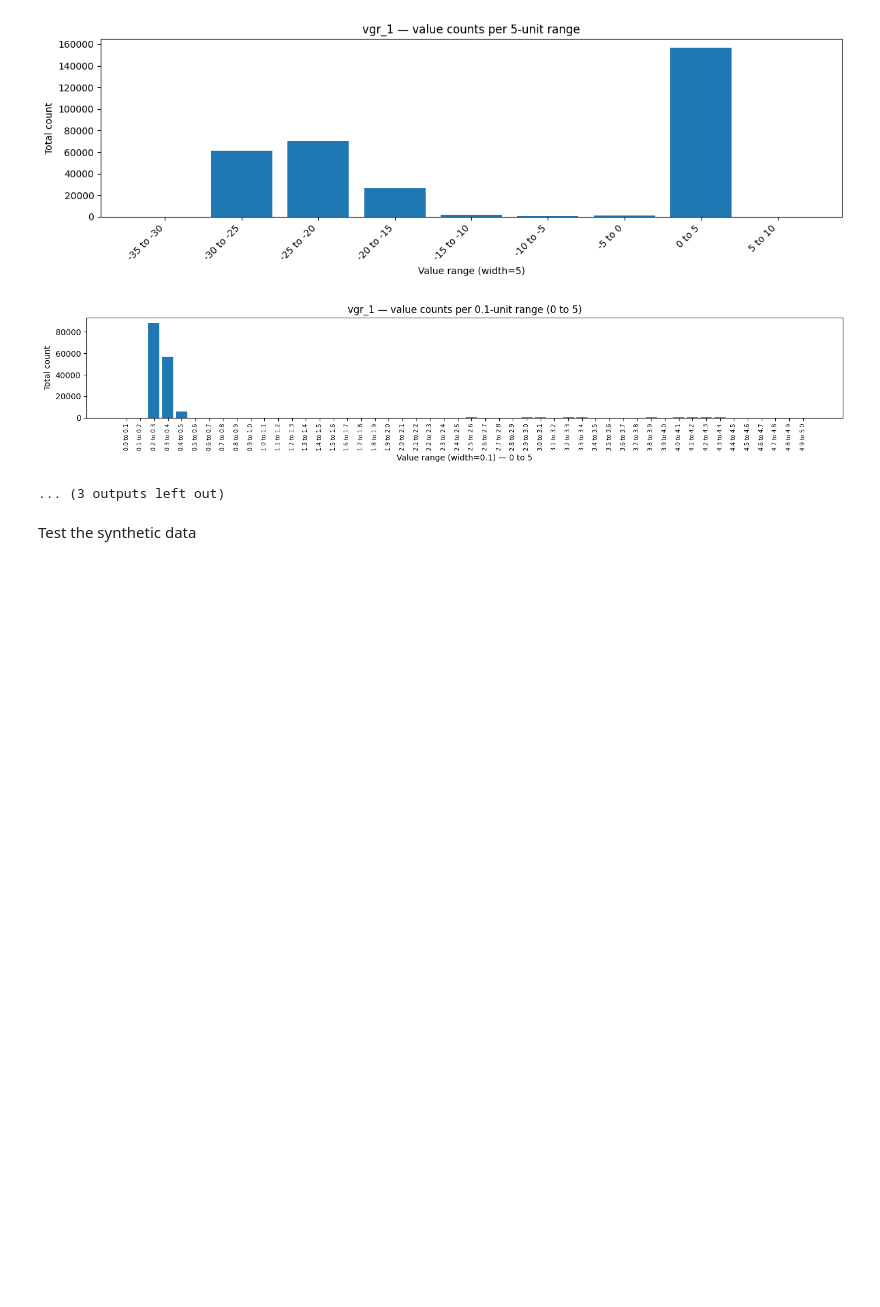
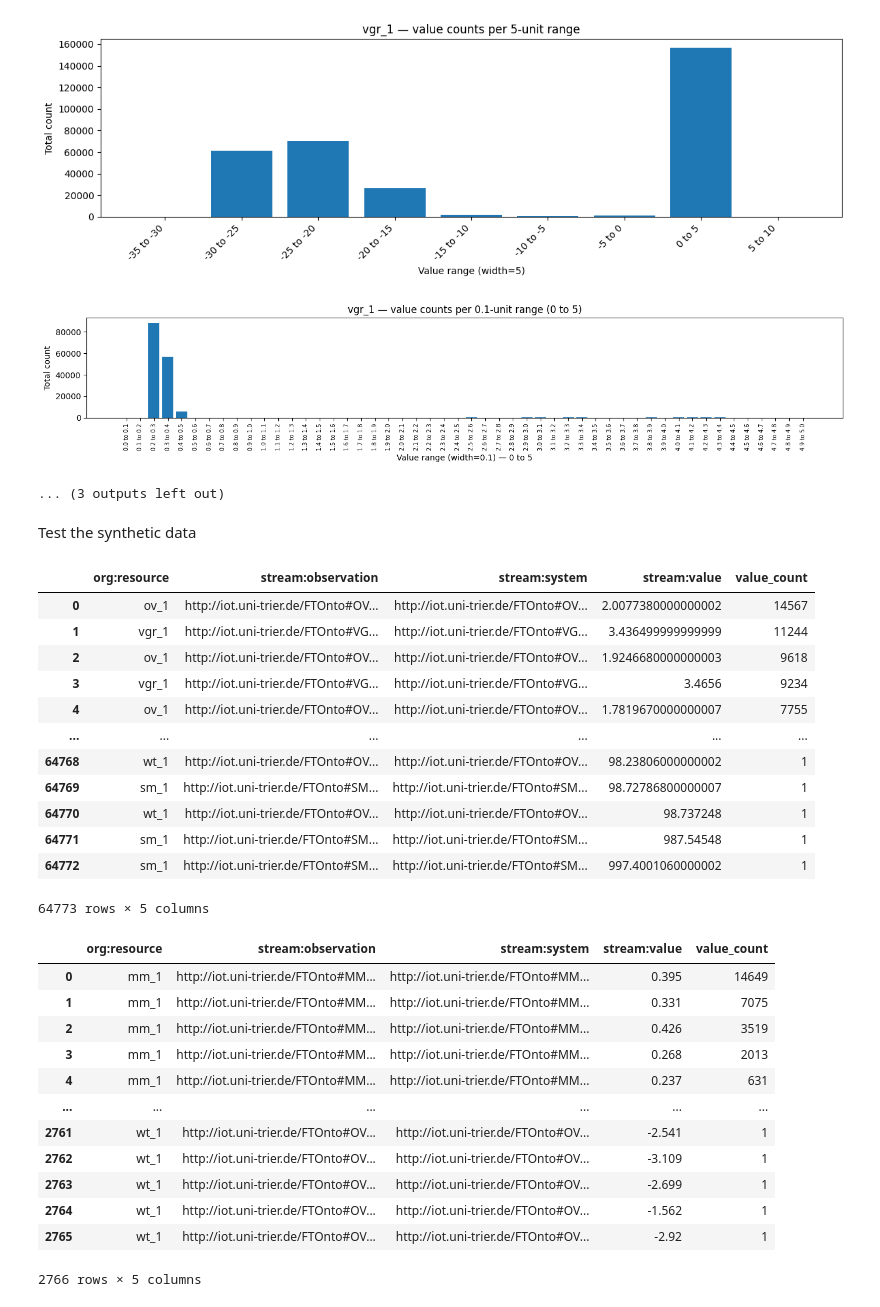
Before and after one commit to Olive305/Bachelor-thesis, a Jupyter notebook: Data/IoT enriched event log paper/document_log_content.ipynb, the cells around one changed output. Drawn from its saved outputs; the diff is of its cells as text; code cells hidden in the pictures; blank space fills up the shorter version.

```diff
--- a/Data/IoT enriched event log paper/document_log_content.ipynb
+++ b/Data/IoT enriched event log paper/document_log_content.ipynb
@@ -755,17 +755,58 @@ for res in resources:
 # %% [markdown]
 Test the synthetic data
 # %%
-df_synthetic_data = con.execute("""
+# Create a DuckDB connection for the synthetic dataset
+con_synthetic = duckdb.connect(database=":memory:")
+
+parquet_file = os.path.join(parquet_dir, "all_combined_with_synthetic.parquet")
+
+if not os.path.exists(parquet_file):
+  raise FileNotFoundError(f"No Parquet file found at {parquet_file}")
+
+parquet_list_str = f"'{parquet_file}'"
+con_synthetic.execute(f"CREATE OR REPLACE VIEW synthetic_sensor_data AS SELECT * FROM parquet_scan([{parquet_list_str}])")
+
+df_synthetic_data = con_synthetic.execute("""
     SELECT
         "org:resource",
         "stream:observation",
         "stream:system",
         "stream:value",
         COUNT(*) AS value_count
     FROM synthetic_sensor_data
     WHERE "org:resource" IN ('ov_1', 'mm_1', 'sm_1', 'wt_1', 'vgr_1')
       AND "stream:procedure_type" = 'stream:continuous'
       AND "stream:observation" ILIKE '%Pressure%'
     GROUP BY "org:resource", "stream:observation", "stream:system", "stream:value"
-    ORDER BY "org:resource", "stream:observation", value_count DESC
+    ORDER BY value_count DESC, "stream:value"
 """).df()
+
+display(df_synthetic_data)
+display(df_sensor_grouped)
+# %% [output]
+|  | org:resource | stream:observation | stream:system | stream:value | value_count |
+| 0 | ov_1 | http://iot.uni-trier.de/FTOnto#OV... | http://iot.uni-trier.de/FTOnto#OV... | 2.0077380000000002 | 14567 |
+| 1 | vgr_1 | http://iot.uni-trier.de/FTOnto#VG... | http://iot.uni-trier.de/FTOnto#VG... | 3.436499999999999 | 11244 |
+| 2 | ov_1 | http://iot.uni-trier.de/FTOnto#OV... | http://iot.uni-trier.de/FTOnto#OV... | 1.9246680000000003 | 9618 |
+| 3 | vgr_1 | http://iot.uni-trier.de/FTOnto#VG... | http://iot.uni-trier.de/FTOnto#VG... | 3.4656 | 9234 |
+| 4 | ov_1 | http://iot.uni-trier.de/FTOnto#OV... | http://iot.uni-trier.de/FTOnto#OV... | 1.7819670000000007 | 7755 |
+| ... | ... | ... | ... | ... | ... |
+| 64768 | wt_1 | http://iot.uni-trier.de/FTOnto#OV... | http://iot.uni-trier.de/FTOnto#OV... | 98.23806000000002 | 1 |
+| 64769 | sm_1 | http://iot.uni-trier.de/FTOnto#SM... | http://iot.uni-trier.de/FTOnto#SM... | 98.72786800000007 | 1 |
+| 64770 | wt_1 | http://iot.uni-trier.de/FTOnto#OV... | http://iot.uni-trier.de/FTOnto#OV... | 98.737248 | 1 |
+| 64771 | sm_1 | http://iot.uni-trier.de/FTOnto#SM... | http://iot.uni-trier.de/FTOnto#SM... | 987.54548 | 1 |
+| 64772 | sm_1 | http://iot.uni-trier.de/FTOnto#SM... | http://iot.uni-trier.de/FTOnto#SM... | 997.4001060000002 | 1 |
+64773 rows × 5 columns
+|  | org:resource | stream:observation | stream:system | stream:value | value_count |
+| 0 | mm_1 | http://iot.uni-trier.de/FTOnto#MM... | http://iot.uni-trier.de/FTOnto#MM... | 0.395 | 14649 |
+| 1 | mm_1 | http://iot.uni-trier.de/FTOnto#MM... | http://iot.uni-trier.de/FTOnto#MM... | 0.331 | 7075 |
+| 2 | mm_1 | http://iot.uni-trier.de/FTOnto#MM... | http://iot.uni-trier.de/FTOnto#MM... | 0.426 | 3519 |
+| 3 | mm_1 | http://iot.uni-trier.de/FTOnto#MM... | http://iot.uni-trier.de/FTOnto#MM... | 0.268 | 2013 |
+| 4 | mm_1 | http://iot.uni-trier.de/FTOnto#MM... | http://iot.uni-trier.de/FTOnto#MM... | 0.237 | 631 |
+| ... | ... | ... | ... | ... | ... |
+| 2761 | wt_1 | http://iot.uni-trier.de/FTOnto#OV... | http://iot.uni-trier.de/FTOnto#OV... | -2.541 | 1 |
+| 2762 | wt_1 | http://iot.uni-trier.de/FTOnto#OV... | http://iot.uni-trier.de/FTOnto#OV... | -3.109 | 1 |
+| 2763 | wt_1 | http://iot.uni-trier.de/FTOnto#OV... | http://iot.uni-trier.de/FTOnto#OV... | -2.699 | 1 |
+| 2764 | wt_1 | http://iot.uni-trier.de/FTOnto#OV... | http://iot.uni-trier.de/FTOnto#OV... | -1.562 | 1 |
+| 2765 | wt_1 | http://iot.uni-trier.de/FTOnto#OV... | http://iot.uni-trier.de/FTOnto#OV... | -2.92 | 1 |
+2766 rows × 5 columns
```
Also changed, not shown: parts of 6 cells of this notebook, 1 other file.
